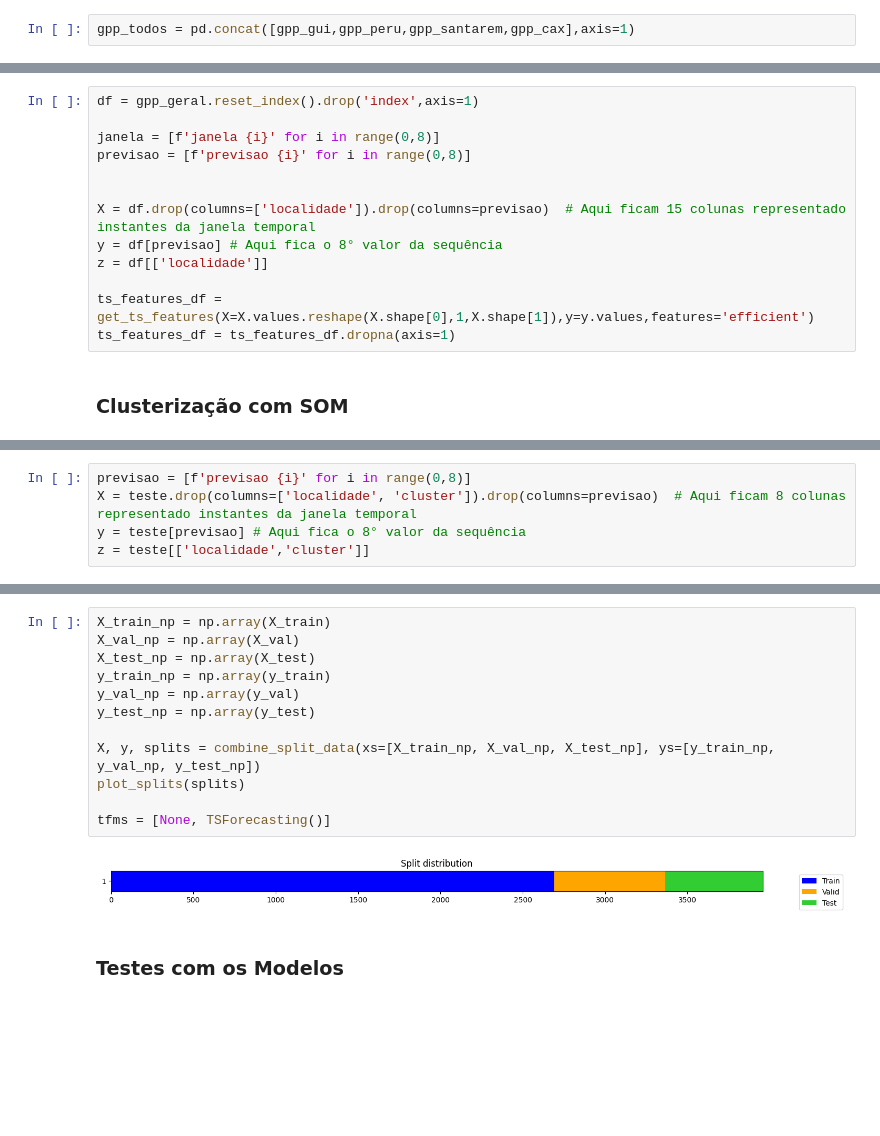
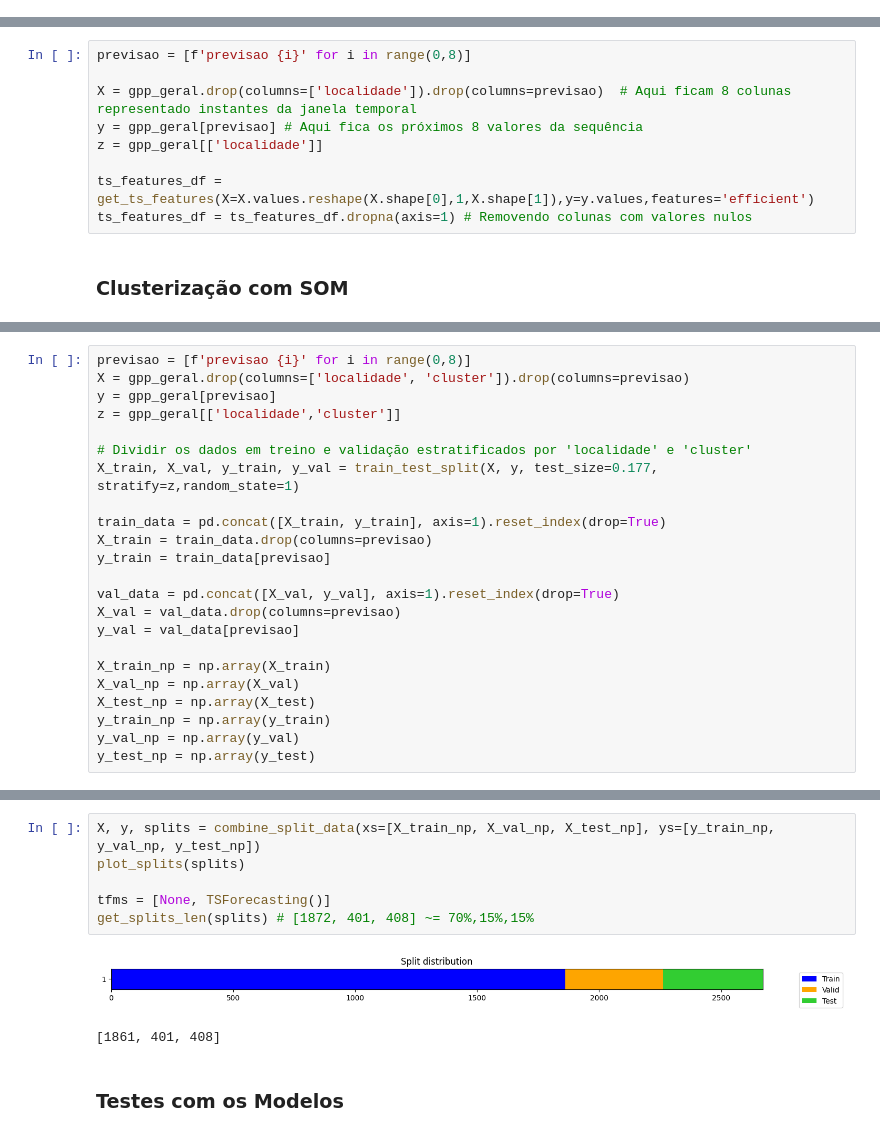
Before and after one commit to JeanArthurCostaDias/MOD17-OPTIMIZATION-AND-PREDICTION, a Jupyter notebook: main.ipynb, the cells around one changed output, grey strips where cells are left out. Saved outputs shown, nothing was run; the diff lists cells and outputs as text; blank space fills up the shorter version.

```diff
--- a/main.ipynb
+++ b/main.ipynb
@@ -246,2 +111,0 @@ gpp_cax = pd.DataFrame(gpp_cax,columns=['cax'],index=index_date)
-# %%
-gpp_todos = pd.concat([gpp_gui,gpp_peru,gpp_santarem,gpp_cax],axis=1)
@@ -287,16 +176,12 @@ gpp_geral = pd.concat([peru_df,santarem_df,cax_df,gui_df]).reset_index().drop('i
 # %%
-df = gpp_geral.reset_index().drop('index',axis=1)
-
-janela = [f'janela {i}' for i in range(0,8)]
 previsao = [f'previsao {i}' for i in range(0,8)]
 
-
-X = df.drop(columns=['localidade']).drop(columns=previsao)  # Aqui ficam 15 colunas representado instantes da janela temporal
-y = df[previsao] # Aqui fica o 8° valor da sequência
-z = df[['localidade']]
+X = gpp_geral.drop(columns=['localidade']).drop(columns=previsao)  # Aqui ficam 8 colunas representado instantes da janela temporal
+y = gpp_geral[previsao] # Aqui fica os próximos 8 valores da sequência
+z = gpp_geral[['localidade']]
 
 ts_features_df = get_ts_features(X=X.values.reshape(X.shape[0],1,X.shape[1]),y=y.values,features='efficient')
-ts_features_df = ts_features_df.dropna(axis=1)
+ts_features_df = ts_features_df.dropna(axis=1) # Removendo colunas com valores nulos
 # %% [markdown]
 ### Clusterização com SOM
 # %%
@@ -335,5 +217,23 @@ teste = df[df.set_index(['localidade', 'cluster']).index.isin(valid_clusters)].c
 # %%
 previsao = [f'previsao {i}' for i in range(0,8)]
-X = teste.drop(columns=['localidade', 'cluster']).drop(columns=previsao)  # Aqui ficam 8 colunas representado instantes da janela temporal
-y = teste[previsao] # Aqui fica o 8° valor da sequência
-z = teste[['localidade','cluster']]
+X = gpp_geral.drop(columns=['localidade', 'cluster']).drop(columns=previsao)
+y = gpp_geral[previsao]
+z = gpp_geral[['localidade','cluster']]
+
+# Dividir os dados em treino e validação estratificados por 'localidade' e 'cluster'
+X_train, X_val, y_train, y_val = train_test_split(X, y, test_size=0.177, stratify=z,random_state=1)
+
+train_data = pd.concat([X_train, y_train], axis=1).reset_index(drop=True)
+X_train = train_data.drop(columns=previsao)
+y_train = train_data[previsao]
+
+val_data = pd.concat([X_val, y_val], axis=1).reset_index(drop=True)
+X_val = val_data.drop(columns=previsao)
+y_val = val_data[previsao]
+
+X_train_np = np.array(X_train)
+X_val_np = np.array(X_val)
+X_test_np = np.array(X_test)
+y_train_np = np.array(y_train)
+y_val_np = np.array(y_val)
+y_test_np = np.array(y_test)
@@ -390,17 +240,12 @@ DataFrame de y_test:
-# %%
-X_train_np = np.array(X_train)
-X_val_np = np.array(X_val)
-X_test_np = np.array(X_test)
-y_train_np = np.array(y_train)
-y_val_np = np.array(y_val)
-y_test_np = np.array(y_test)
-
-X, y, splits = combine_split_data(xs=[X_train_np, X_val_np, X_test_np], ys=[y_train_np, y_val_np, y_test_np])
-plot_splits(splits)
-
-tfms = [None, TSForecasting()]
-# %% [output]
-[figure, removed]
+# %%
+X, y, splits = combine_split_data(xs=[X_train_np, X_val_np, X_test_np], ys=[y_train_np, y_val_np, y_test_np])
+plot_splits(splits)
+
+tfms = [None, TSForecasting()]
+get_splits_len(splits) # [1872, 401, 408] ~= 70%,15%,15%
+# %% [output]
+[figure, added]
+[1861, 401, 408]
 # %% [markdown]
 ### Testes com os Modelos
 # %%
```
Also changed, not shown: parts of 26 cells of this notebook, 24 other files.
